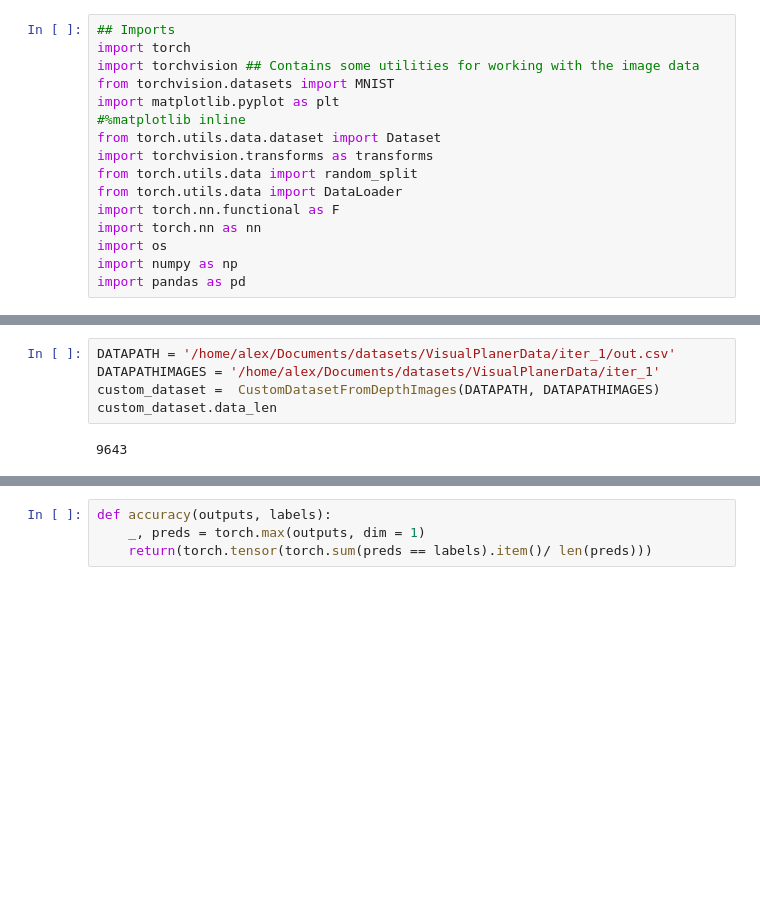
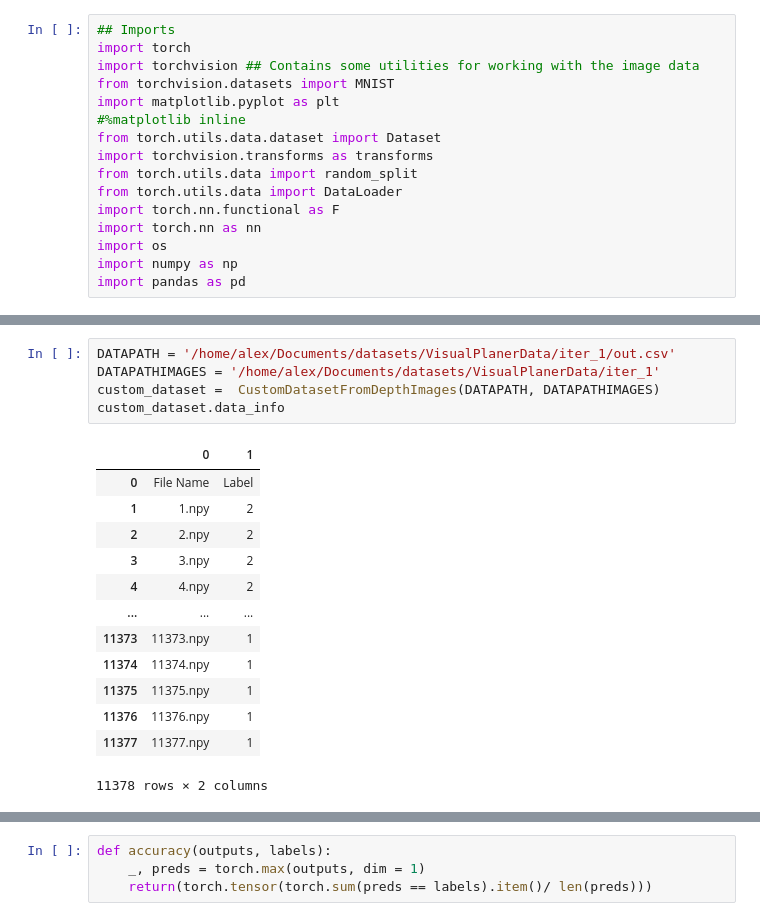
Before and after one commit to aleksejvalenkov/NN_path_planning, a Jupyter notebook: nn/Untitled.ipynb, the cells around one changed output, grey strips where cells are left out. Saved outputs shown, nothing was run; the diff lists cells and outputs as text; blank space fills up the shorter version.

```diff
--- a/nn/Untitled.ipynb
+++ b/nn/Untitled.ipynb
@@ -55,10 +67,22 @@ class CustomDatasetFromDepthImages(Dataset):
 # %%
 DATAPATH = '/home/alex/Documents/datasets/VisualPlanerData/iter_1/out.csv'
 DATAPATHIMAGES = '/home/alex/Documents/datasets/VisualPlanerData/iter_1'
 custom_dataset =  CustomDatasetFromDepthImages(DATAPATH, DATAPATHIMAGES)
-custom_dataset.data_len
+custom_dataset.data_info
 # %% [output]
+|  | 0 | 1 |
+| 0 | File Name | Label |
+| 1 | 1.npy | 2 |
+| 2 | 2.npy | 2 |
+| 3 | 3.npy | 2 |
+| 4 | 4.npy | 2 |
+| ... | ... | ... |
+| 11373 | 11373.npy | 1 |
+| 11374 | 11374.npy | 1 |
+| 11375 | 11375.npy | 1 |
+| 11376 | 11376.npy | 1 |
+| 11377 | 11377.npy | 1 |
-9643
+11378 rows × 2 columns
 # %%
 print(custom_dataset[0])
 # plt.imshow(image, cmap = 'gray')
```
Also changed, not shown: parts of 19 cells of this notebook, 3 other files.
